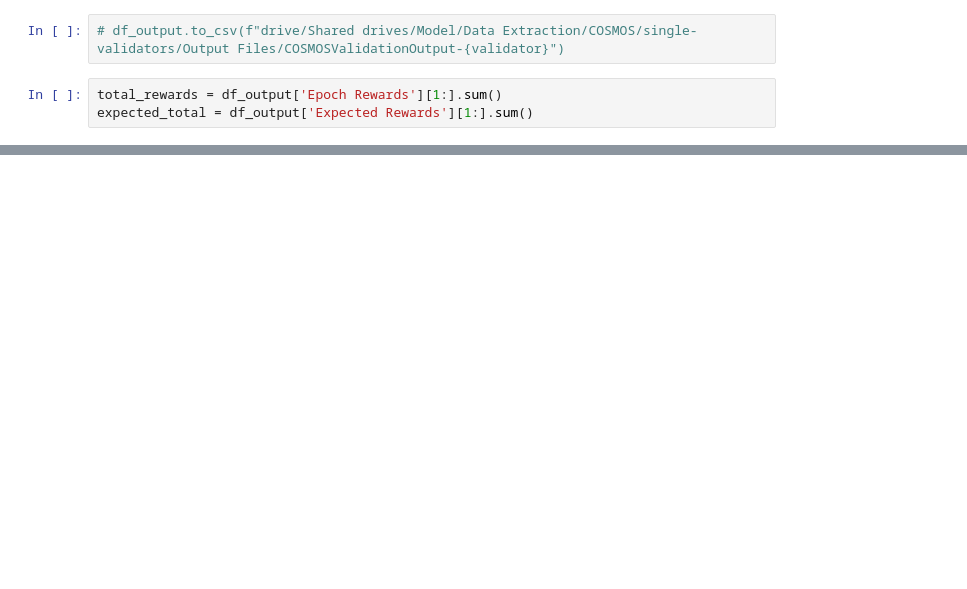
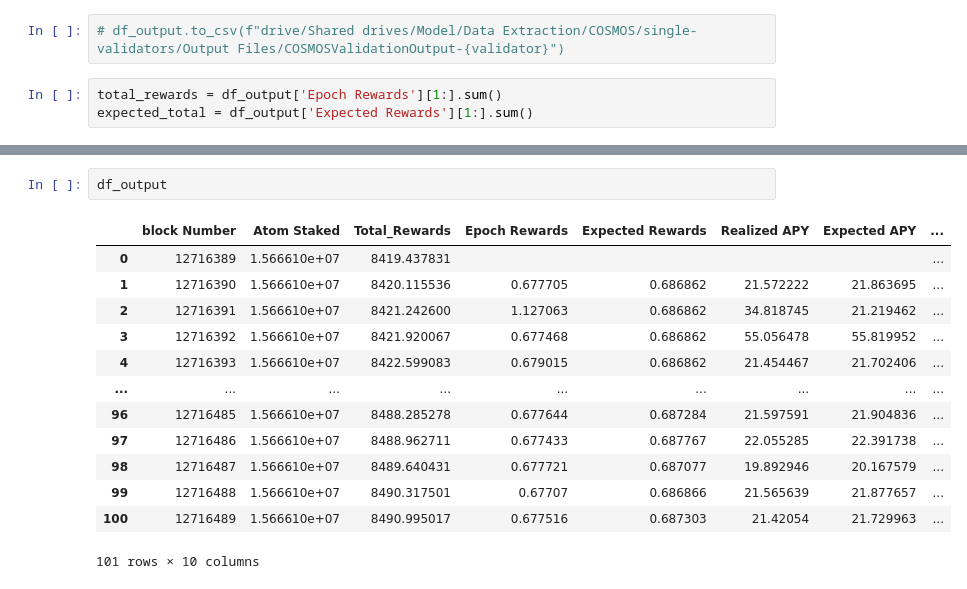
Before and after one commit to MakC-Ukr/cosmos-staking-data-extraction, a Jupyter notebook: single_validators/COSMOSValidation1.ipynb, the cells around one changed output, grey strips where cells are left out. Cells and saved outputs as stored; diff of their text form; blank space fills up the shorter version.

```diff
--- a/single_validators/COSMOSValidation1.ipynb
+++ b/single_validators/COSMOSValidation1.ipynb
@@ -228,0 +229,16 @@ df_output[1:][df_output['Epoch Rewards'][1:]>0.010]
+# %%
+df_output
+# %% [output]
+|  | block Number | Atom Staked | Total_Rewards | Epoch Rewards | Expected Rewards | Realized APY | Expected APY | ... |
+| 0 | 12716389 | 1.566610e+07 | 8419.437831 |  |  |  |  | ... |
+| 1 | 12716390 | 1.566610e+07 | 8420.115536 | 0.677705 | 0.686862 | 21.572222 | 21.863695 | ... |
+| 2 | 12716391 | 1.566610e+07 | 8421.242600 | 1.127063 | 0.686862 | 34.818745 | 21.219462 | ... |
+| 3 | 12716392 | 1.566610e+07 | 8421.920067 | 0.677468 | 0.686862 | 55.056478 | 55.819952 | ... |
+| 4 | 12716393 | 1.566610e+07 | 8422.599083 | 0.679015 | 0.686862 | 21.454467 | 21.702406 | ... |
+| ... | ... | ... | ... | ... | ... | ... | ... | ... |
+| 96 | 12716485 | 1.566610e+07 | 8488.285278 | 0.677644 | 0.687284 | 21.597591 | 21.904836 | ... |
+| 97 | 12716486 | 1.566610e+07 | 8488.962711 | 0.677433 | 0.687767 | 22.055285 | 22.391738 | ... |
+| 98 | 12716487 | 1.566610e+07 | 8489.640431 | 0.677721 | 0.687077 | 19.892946 | 20.167579 | ... |
+| 99 | 12716488 | 1.566610e+07 | 8490.317501 | 0.67707 | 0.686866 | 21.565639 | 21.877657 | ... |
+| 100 | 12716489 | 1.566610e+07 | 8490.995017 | 0.677516 | 0.687303 | 21.42054 | 21.729963 | ... |
+101 rows × 10 columns
```
Also changed, not shown: parts of 15 cells of this notebook, 14 other files.
